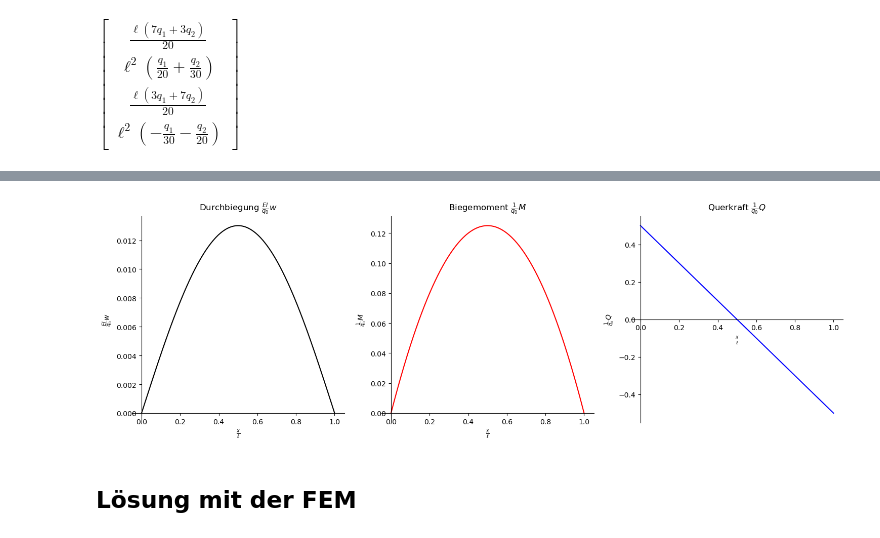
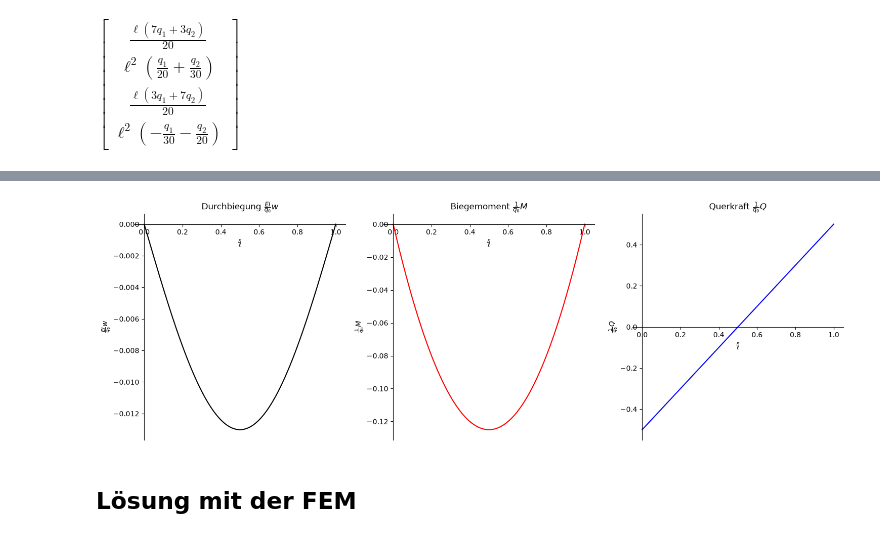
Before and after one commit to steffenbeese/FEM_I_Notebooks, a Jupyter notebook: Notebook_BalkenFEM.ipynb, the cells around one changed output, grey strips where cells are left out. Drawn from its saved outputs; the diff is of its cells as text; code cells hidden in the pictures.

```diff
--- a/Notebook_BalkenFEM.ipynb
+++ b/Notebook_BalkenFEM.ipynb
@@ -279,36 +318,36 @@ import sympy as sp
 from sympy import Rational
 from sympy import Eq
 from sympy.plotting import plot, PlotGrid
 
 
 x,EI,ell,q0,C_1,C_2,C_3,C_4 = sp.symbols('x,EI,ell,q0,C_1,C_2,C_3,C_4')
 
 # Biegelinie
 w = 1/EI*(Rational(1,24)*q0*x**4 +Rational(1,6)*C_1*x**3+Rational(1,2)*C_2*x**2+C_3*x+C_4)
 
 # Bestimmung der Integrationskonstanten
 eq1 = Eq(w.subs(x,0),0)
 eq2 = Eq(w.subs(x,ell),0)
 eq3 = Eq(-w.diff(x,2).subs(x,0),0)
 eq4 = Eq(-w.diff(x,2).subs(x,ell),0)
 solution = sp.solve((eq1,eq2,eq3,eq4),(C_1,C_2,C_3,C_4))
-wfun = w.subs(solution)
+wfun = -w.subs(solution)
 Mfun = -wfun.diff(x,2)
 Qfun = -wfun.diff(x,3)
 
 # Plot der Biegelinie und Schnittgrößen
-wp = w.subs(solution).subs({"ell":1,"q0":1,"EI":1})
+wp = -w.subs(solution).subs({"ell":1,"q0":1,"EI":1})
 M = -wp.diff(x,2)
 Q = -wp.diff(x,3)
 
 p1= plot(wp,(x,0,1),title=r'Durchbiegung $\frac{EI}{q_0} w$',show=False,xlabel=r'$\frac{x}{\ell}$',ylabel=r'$\frac{EI}{q_0} w$',line_color='black')
 p2= plot(M,(x,0,1),title=r'Biegemoment $\frac{1}{q_0} M$',show=False,xlabel=r'$\frac{x}{\ell}$',ylabel=r'$\frac{1}{q_0}M$',line_color='red')
 p3= plot(Q,(x,0,1),title=r'Querkraft $\frac{1}{q_0}Q$',show=False,xlabel=r'$\frac{x}{\ell}$',ylabel=r'$\frac{1}{q_0}Q$',line_color='blue')
 
 
 PlotGrid(1,3,p1,p2,p3,size=(15,5));
 # %% [output]
-[figure, old version]
+[figure, new version]
 # %% [markdown]
 ## Lösung mit der FEM
 # %% [markdown]
```
Also changed, not shown: parts of 32 cells of this notebook, 6 other files.
